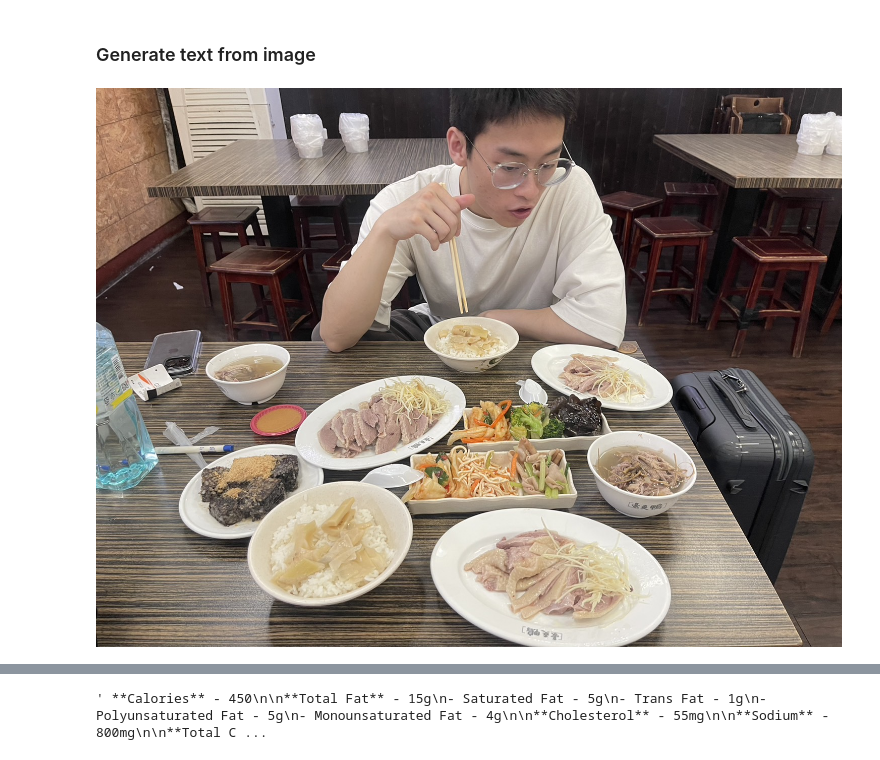
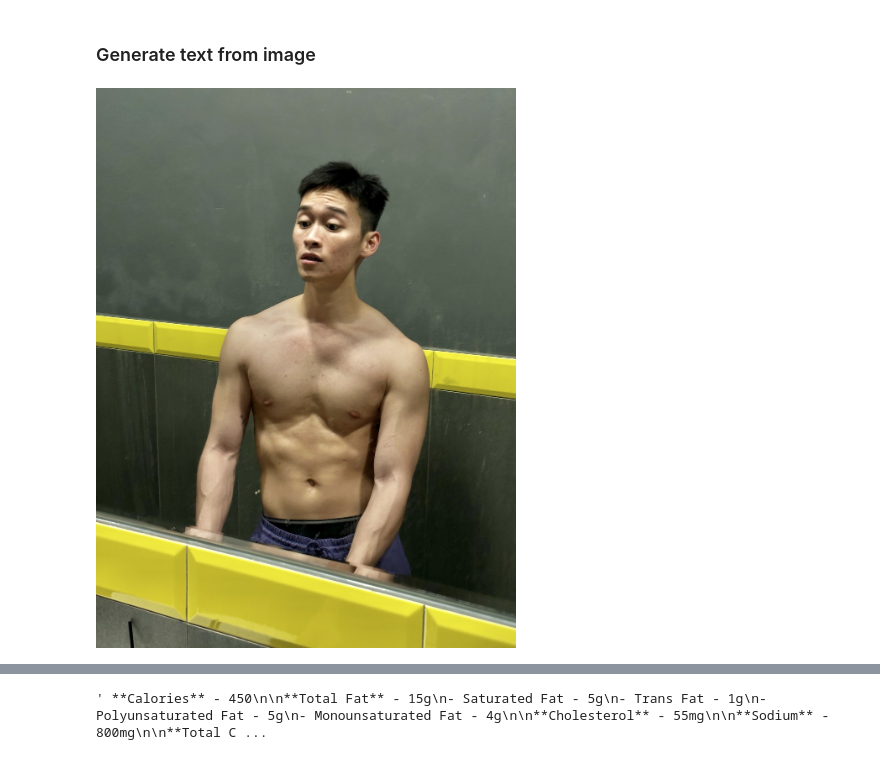
Before and after one commit to ChiuYenHua/nutrition-ai, a Jupyter notebook: nutrition_label.ipynb, the cells around one changed output, grey strips where cells are left out. Cells and saved outputs as stored; diff of their text form; code cells hidden in the pictures.

```diff
--- a/nutrition_label.ipynb
+++ b/nutrition_label.ipynb
@@ -46,10 +46,10 @@ models/aqa
 # %%
 import PIL.Image
 
-img = PIL.Image.open('gemini_used_image.jpg')
+img = PIL.Image.open('inbody.jpg')
 img
 # %% [output]
-[figure, old version]
+[figure, new version]
 # %%
 model = genai.GenerativeModel('gemini-pro-vision')
 # %%
```
Also changed, not shown: parts of 2 cells of this notebook, 2 other files.
